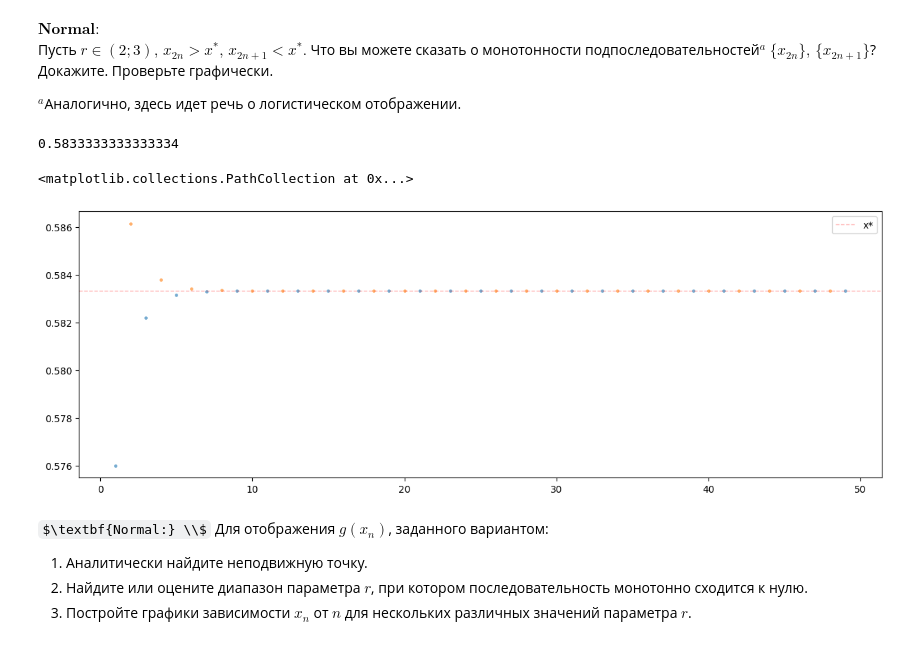
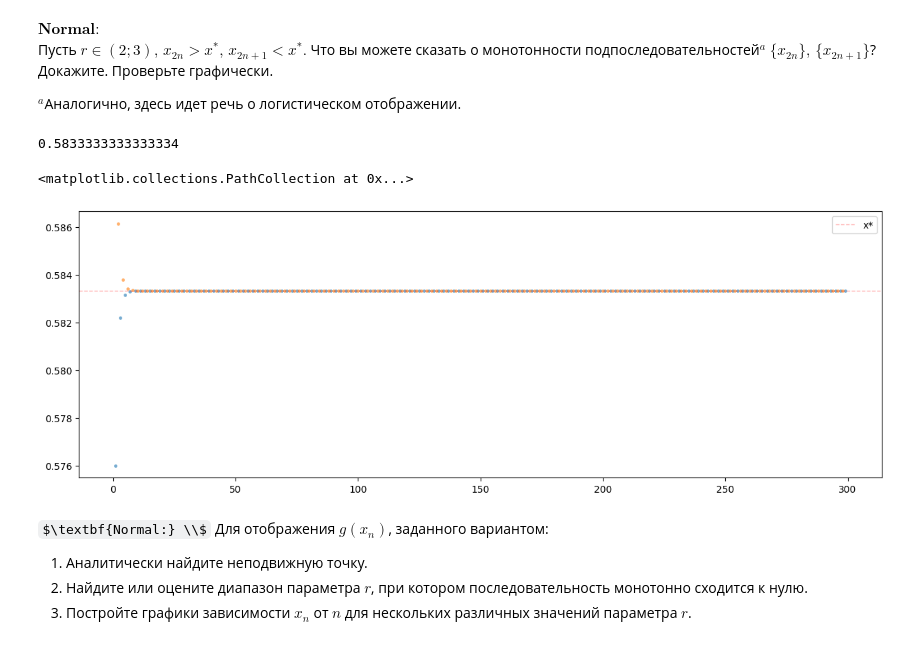
Before and after one commit to omingzijiaozhangming-svg/logistic_map_lab, a Jupyter notebook: logistic_map_lab.ipynb, the cells around one changed output. Cells and saved outputs as stored; diff of their text form; code cells hidden in the pictures; some formulas as TeX source.

```diff
--- a/logistic_map_lab.ipynb
+++ b/logistic_map_lab.ipynb
@@ -125,22 +125,22 @@ $^a$Аналогично, здесь идет речь о логистическ
 # %%
 x_0 = 0.4
 r = 2.4
-n = 50
+n = 300
 x_star = (r - 1) / r
 print(x_star)
 x = [i for i in range(n)]
 y = [x_0]
 for i in range(1, n):
     y.append(r * y[-1] * (1 - y[-1]))
 plt.figure(figsize=(15, 5))
 plt.axhline(y=x_star, color="r", linestyle="--", linewidth=1, alpha=0.3, label="x*")
 plt.legend()
 plt.scatter(x[1::2], y[1::2], marker=".", linewidths=0.3, alpha=0.6)
 plt.scatter(x[2::2], y[2::2], marker=".", linewidths=0.3, alpha=0.6)
 # %% [output]
 0.5833333333333334
 <matplotlib.collections.PathCollection at 0x...>
-[figure, old version]
+[figure, new version]
 # %% [markdown]
 $\textbf{Normal:} \\$
 Для отображения $g(x_n)$, заданного вариантом:
```
